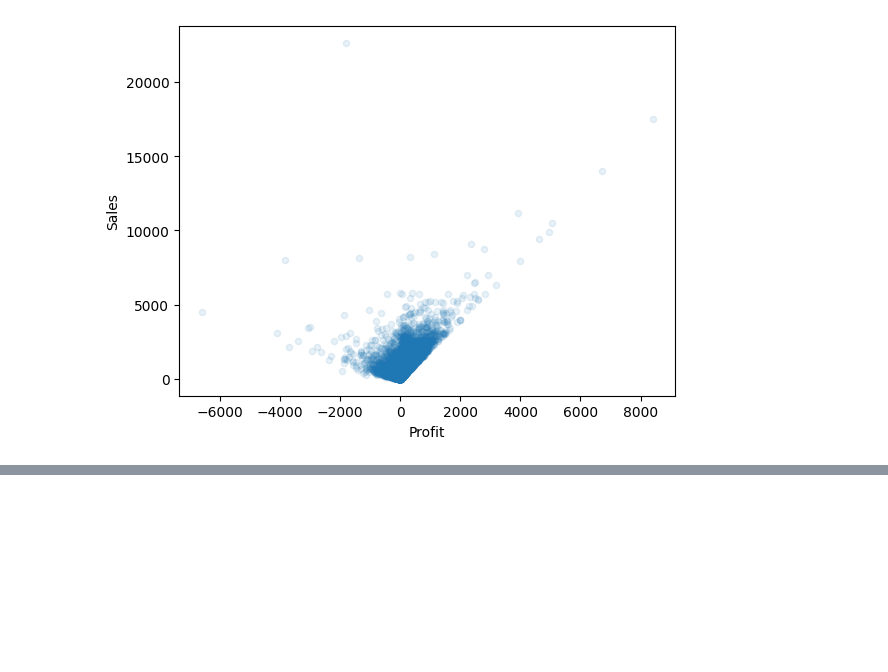
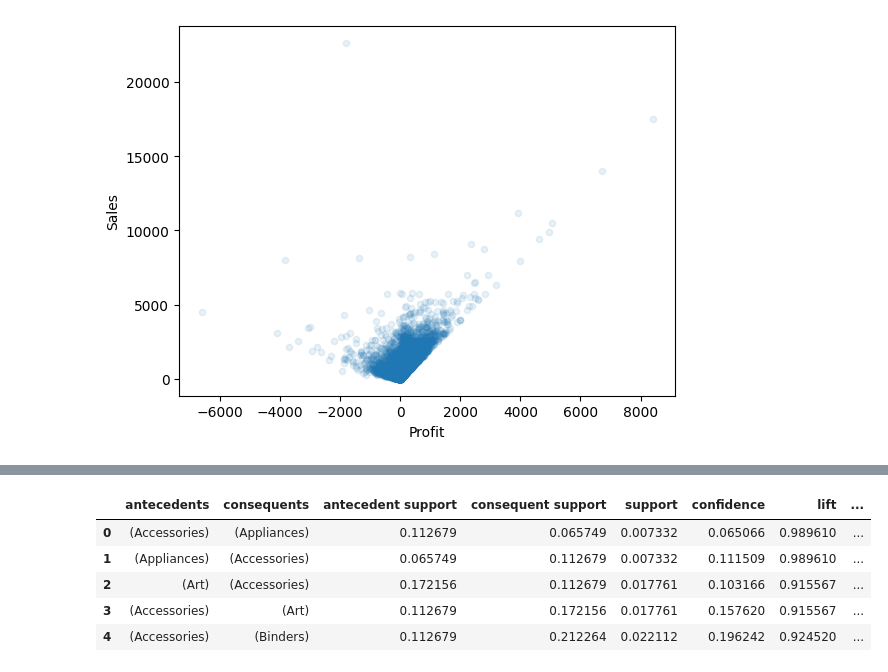
Before and after one commit to yuno-gen/GlobalStore, a Jupyter notebook: GlobalStore.ipynb, the cells around one changed output, grey strips where cells are left out. Saved outputs shown, nothing was run; the diff lists cells and outputs as text; code cells hidden in the pictures; blank space fills up the shorter version.

```diff
--- a/GlobalStore.ipynb
+++ b/GlobalStore.ipynb
@@ -121,0 +161,16 @@ data.plot(kind = "scatter", x="Profit", y="Sales", alpha=0.1)
+# %%
+from mlxtend.frequent_patterns import apriori
+from mlxtend.frequent_patterns import association_rules
+
+frequent_itemsets = apriori(basket_input, min_support=0.001, use_colnames=True)
+
+rules = association_rules(frequent_itemsets, metric="lift")
+
+rules.head()
+# %% [output]
+|  | antecedents | consequents | antecedent support | consequent support | support | confidence | lift | ... |
+| 0 | (Accessories) | (Appliances) | 0.112679 | 0.065749 | 0.007332 | 0.065066 | 0.989610 | ... |
+| 1 | (Appliances) | (Accessories) | 0.065749 | 0.112679 | 0.007332 | 0.111509 | 0.989610 | ... |
+| 2 | (Art) | (Accessories) | 0.172156 | 0.112679 | 0.017761 | 0.103166 | 0.915567 | ... |
+| 3 | (Accessories) | (Art) | 0.112679 | 0.172156 | 0.017761 | 0.157620 | 0.915567 | ... |
+| 4 | (Accessories) | (Binders) | 0.112679 | 0.212264 | 0.022112 | 0.196242 | 0.924520 | ... |
```
Also changed, not shown: parts of 14 cells of this notebook.
